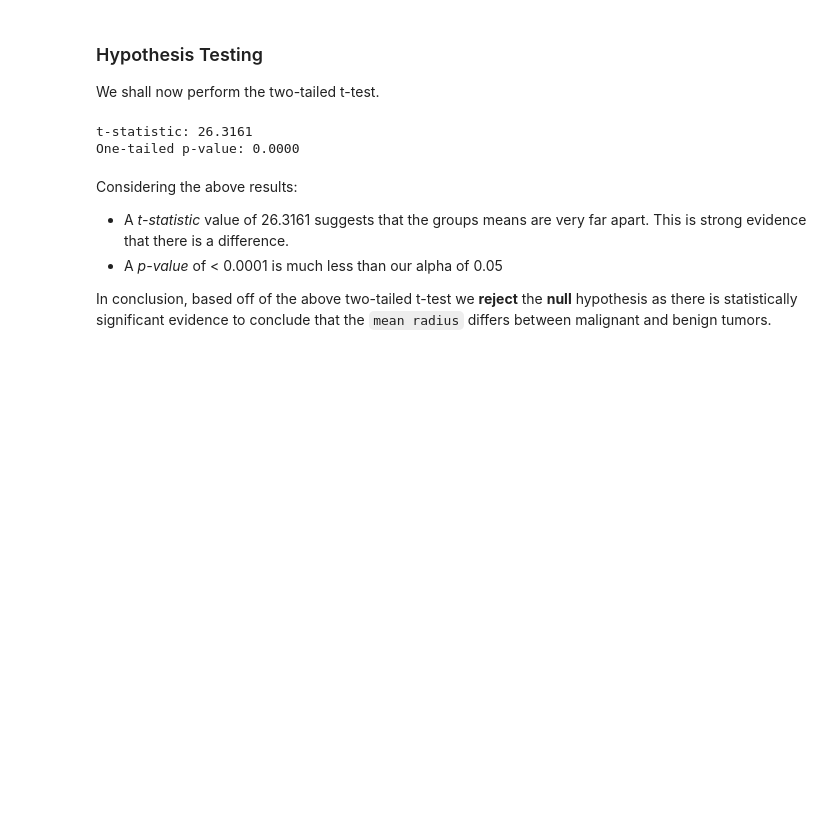
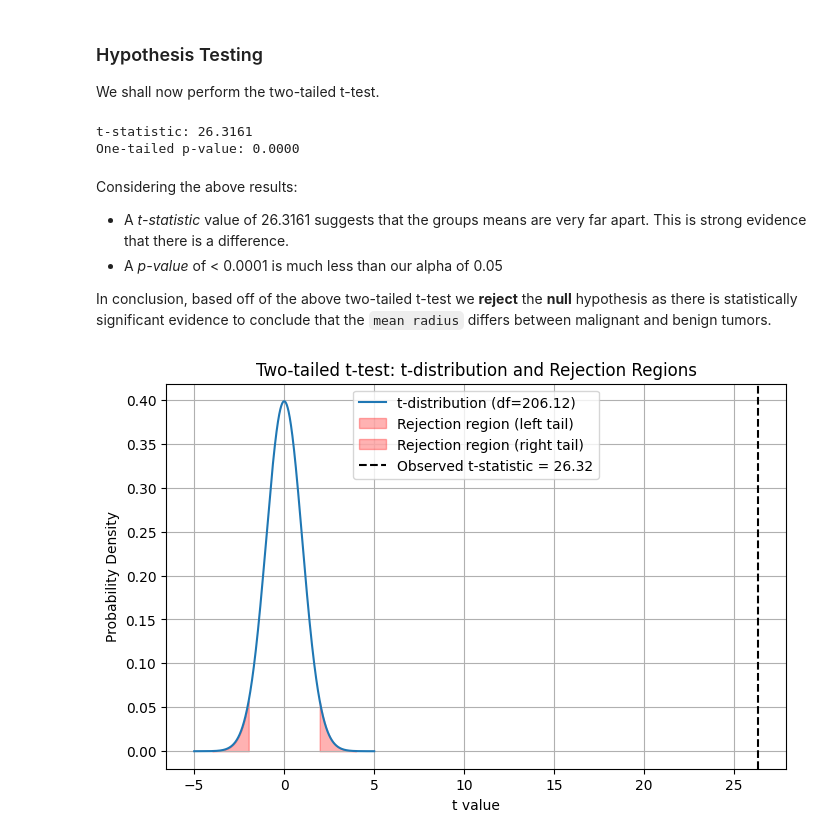
Before and after one commit to Cameron858/statistical-playground, a Jupyter notebook: notebooks/t_tests.ipynb, the cells around one changed output. Cells and saved outputs as stored; diff of their text form; code cells hidden in the pictures; blank space fills up the shorter version.

```diff
--- a/notebooks/t_tests.ipynb
+++ b/notebooks/t_tests.ipynb
@@ -277,7 +355,8 @@ Considering the above results, the assumptions of independence and normality wer
 We shall now perform the two-tailed t-test.
 # %%
 # equal_var=False performs Welch's t-test which is more robust to different population variances
-t_stat, p_two_tailed = ttest_ind(group_2, group_1, equal_var=False)
+result = ttest_ind(group_2, group_1, equal_var=False)
+t_stat, p_two_tailed, df = result.statistic, result.pvalue, result.df
 
 print(f"t-statistic: {t_stat:.4f}")
 print(f"One-tailed p-value: {p_two_tailed:.4f}")
@@ -290,3 +369,37 @@ Considering the above results:
 - A *p-value* of < 0.0001 is much less than our alpha of 0.05
 
 In conclusion, based off of the above two-tailed t-test we **reject** the **null** hypothesis as there is statistically significant evidence to conclude that the `mean radius` differs between malignant and benign tumors.
+# %%
+# Parameters
+alpha = 0.05
+
+# even though the extreme t-stat, plotting larger than [-5, 5] just looks silly
+x = np.linspace(-5, 5, 1000)
+y = t.pdf(x, df)
+
+# Critical t-value for one-tailed test (left tail)
+t_crit_low = t.ppf(alpha / 2, df)
+t_crit_high = t.ppf(1 - alpha / 2, df)
+
+plt.figure(figsize=(8, 5))
+plt.plot(x, y, label=f't-distribution (df={df:.2f})')
+
+# Shade left tail rejection region
+x_fill_left = np.linspace(-4, t_crit_low, 100)
+plt.fill_between(x_fill_left, 0, t.pdf(x_fill_left, df), color='red', alpha=0.3, label='Rejection region (left tail)')
+
+# Shade right tail rejection region
+x_fill_right = np.linspace(t_crit_high, 4, 100)
+plt.fill_between(x_fill_right, 0, t.pdf(x_fill_right, df), color='red', alpha=0.3, label='Rejection region (right tail)')
+
+# Mark observed t-statistic
+plt.axvline(t_stat, color='black', linestyle='--', label=f'Observed t-statistic = {t_stat:.2f}')
+
+plt.title('Two-tailed t-test: t-distribution and Rejection Regions')
+plt.xlabel('t value')
+plt.ylabel('Probability Density')
+plt.legend(loc="upper center")
+plt.grid(True)
+plt.show()
+# %% [output]
+[figure, added]
```
Also changed, not shown: parts of 11 cells of this notebook.
